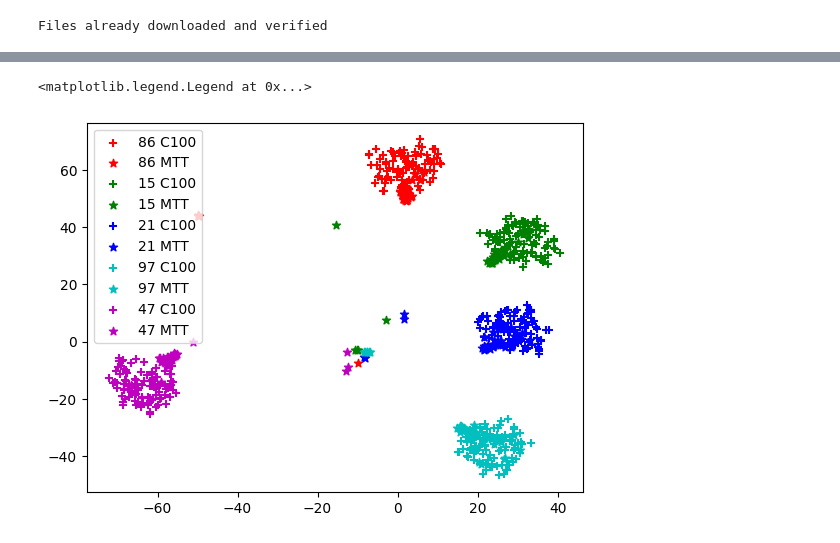
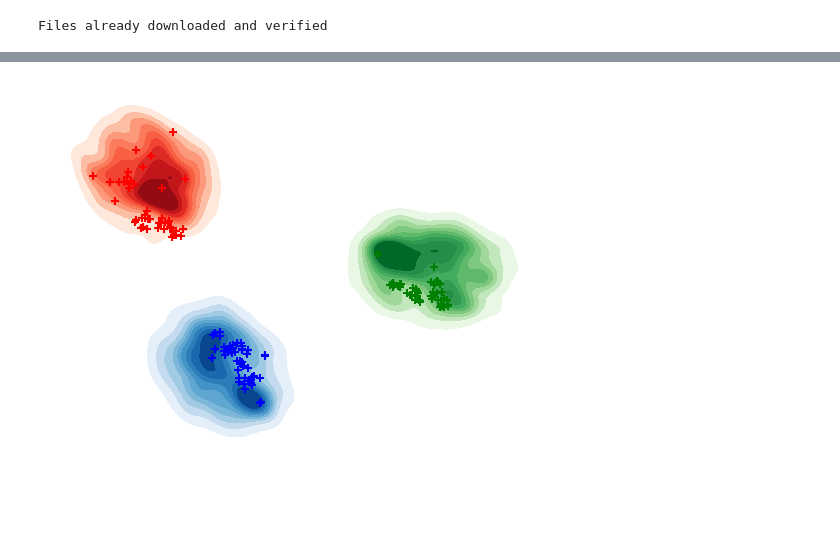
Before and after one commit to ChengDobbs/MTT, a Jupyter notebook: vis/tsne_mtt_c100.ipynb, the cells around one changed output, grey strips where cells are left out. Saved outputs shown, nothing was run; the diff lists cells and outputs as text; code cells hidden in the pictures; blank space fills up the shorter version.

Commit message:
edit tsne

```diff
--- a/vis/tsne_mtt_c100.ipynb
+++ b/vis/tsne_mtt_c100.ipynb
@@ -154,5 +167,5 @@ features_flat_conbimed = np.concatenate((features_flat, features_distill_flat),
 # %%
-embedded_data_conbimed = tsne.fit_transform(features_flat_conbimed)
+embedded_data_combined = tsne.fit_transform(features_flat_combined)
 # %%
 selected_class_num
 # %% [output]
@@ -164,26 +177,21 @@ array([86, 15, 21, 97, 47])
 # %%
+c100_base = selected_class_num * 500
+
 for i in range(selected_class_num):
     plt.scatter(
-        embedded_data_conbimed[i * 500:(i) * 500+100, 0],
-        embedded_data_conbimed[i * 500:(i) * 500+100, 1],
-        # embedded_data_conbimed[i * 500:(i+1) * 500, 0],
-        # embedded_data_conbimed[i * 500:(i+1) * 500, 1],
+        embedded_data_combined[i * 500:(i) * 500+200, 0],
+        embedded_data_combined[i * 500:(i) * 500+200, 1],
         label=str(classes[i])+' C100',
         marker='+',
         c=colors[i]
     )
     plt.scatter(
-        embedded_data_conbimed[classes[i] * 50 + 2500:(classes[i]+1) * 50 + 2500, 0],
-        embedded_data_conbimed[classes[i] * 50 + 2500:(classes[i]+1) * 50 + 2500, 1],
+        # embedded_data_combined[i * 50 + c100_base : (i+1) * 50 + c100_base, 0],
+        # embedded_data_combined[i * 50 + c100_base : (i+1) * 50 + c100_base, 1],
+        embedded_data_combined[classes[i] * 50 + c100_base : (classes[i]+1) * 50 + c100_base, 0],
+        embedded_data_combined[classes[i] * 50 + c100_base : (classes[i]+1) * 50 + c100_base, 1],
         label=str(classes[i])+' MTT',
         marker='*',
         c=colors[i]
         )
-
 plt.legend()
-# plt.savefig('MTT cifar100_50')
-# plt.savefig('tsne_MTT_mix.png')
-# plt.show()
-# %% [output]
-<matplotlib.legend.Legend at 0x...>
-[figure, removed]
@@ -189,0 +225,39 @@ plt.legend()
+# %%
+import seaborn as sns
+import pandas as pd
+sns.set_style("white")
+
+x1 = embedded_data_combined[0 * 500:(0) * 500+500, 0]
+y1 = embedded_data_combined[0 * 500:(0) * 500+500, 1]
+x2 = embedded_data_combined[1 * 500:(1) * 500+500, 0]
+y2 = embedded_data_combined[1 * 500:(1) * 500+500, 1]
+x3 = embedded_data_combined[2 * 500:(2) * 500+500, 0]
+y3 = embedded_data_combined[2 * 500:(2) * 500+500, 1]
+
+df = pd.DataFrame({
+    "x1": x1,
+    "y1": y1,
+    "x2": x2,
+    "y2": y2,
+    "x3": x3,
+    "y3": y3,
+})
+sns.kdeplot(x=df.x1, y=df.y1, cmap="Reds", fill=True, bw_adjust=0.9)
+sns.kdeplot(x=df.x2, y=df.y2, cmap="Greens", fill=True, bw_adjust=0.9)
+sns.kdeplot(x=df.x3, y=df.y3, cmap="Blues", fill=True, bw_adjust=0.9)
+
+c100_base = selected_class_num * 500
+
+for i in range(selected_class_num):
+    plt.scatter(
+        embedded_data_combined[classes[i] * 50 + c100_base : (classes[i]+1) * 50 + c100_base, 0],
+        embedded_data_combined[classes[i] * 50 + c100_base : (classes[i]+1) * 50 + c100_base, 1],
+        label=str(classes[i])+' MTT',
+        marker='+',
+        c=colors[i]
+    )
+# remove all axis
+plt.axis('off')
+plt.show()
+# %% [output]
+[figure, added]
```
Also changed, not shown: parts of 17 cells of this notebook.
